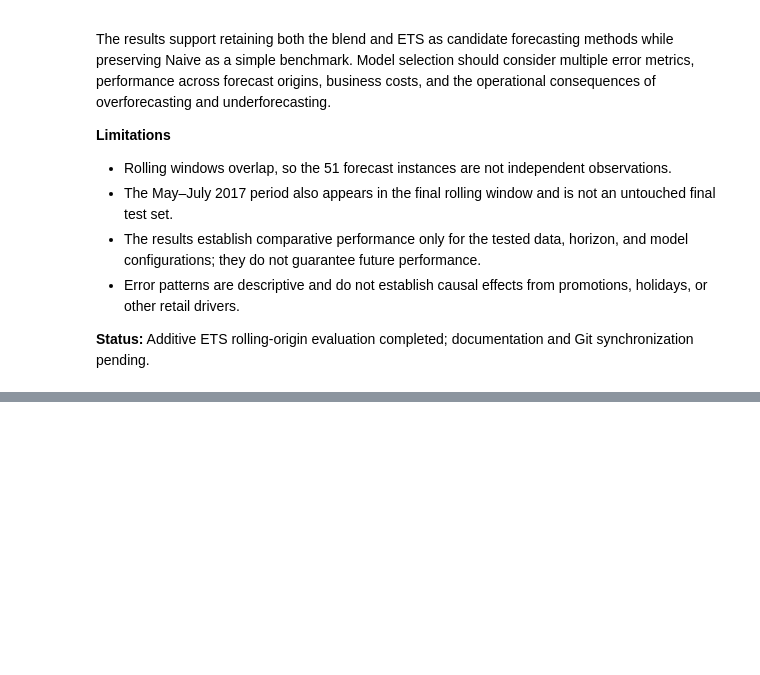
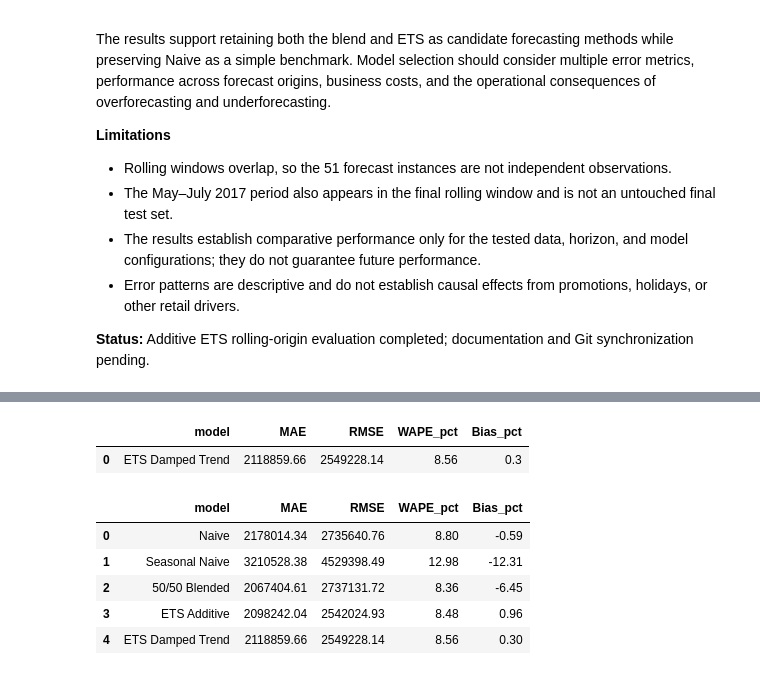
Before and after one commit to Abu-Hozaifa-Retail-Analyst/retail-sales-forecasting, a Jupyter notebook: notebooks/01_data_quality/02_initial_data_profiling.ipynb, the cells around one changed output, grey strips where cells are left out. Cells and saved outputs as stored; diff of their text form; code cells hidden in the pictures; blank space fills up the shorter version.

```diff
--- a/notebooks/01_data_quality/02_initial_data_profiling.ipynb
+++ b/notebooks/01_data_quality/02_initial_data_profiling.ipynb
@@ -10982,0 +11225,54 @@ The results support retaining both the blend and ETS as candidate forecasting me
+# %%
+# Phase 3.13.4 — Damped ETS Rolling-Origin Metrics
+
+damped_actual = damped_rolling_forecasts_df["total_sales"]
+damped_predicted = damped_rolling_forecasts_df["damped_ets_forecast"]
+damped_errors = damped_predicted - damped_actual
+
+damped_mae = damped_errors.abs().mean()
+
+damped_rmse = np.sqrt(
+    (damped_errors ** 2).mean()
+)
+
+damped_wape_pct = (
+    damped_errors.abs().sum()
+    / damped_actual.abs().sum()
+) * 100
+
+damped_bias_pct = (
+    damped_errors.sum()
+    / damped_actual.abs().sum()
+) * 100
+
+damped_metrics = pd.DataFrame([{
+    "model": "ETS Damped Trend",
+    "MAE": damped_mae,
+    "RMSE": damped_rmse,
+    "WAPE_pct": damped_wape_pct,
+    "Bias_pct": damped_bias_pct
+}])
+
+damped_metrics.round(2)
+# %% [output]
+|  | model | MAE | RMSE | WAPE_pct | Bias_pct |
+| 0 | ETS Damped Trend | 2118859.66 | 2549228.14 | 8.56 | 0.3 |
+# %%
+# Combine existing models with damped ETS
+
+all_model_comparison_df = pd.concat(
+    [
+        ets_model_comparison_df,
+        damped_metrics
+    ],
+    ignore_index=True
+)
+
+all_model_comparison_df.round(2)
+# %% [output]
+|  | model | MAE | RMSE | WAPE_pct | Bias_pct |
+| 0 | Naive | 2178014.34 | 2735640.76 | 8.80 | -0.59 |
+| 1 | Seasonal Naive | 3210528.38 | 4529398.49 | 12.98 | -12.31 |
+| 2 | 50/50 Blended | 2067404.61 | 2737131.72 | 8.36 | -6.45 |
+| 3 | ETS Additive | 2098242.04 | 2542024.93 | 8.48 | 0.96 |
+| 4 | ETS Damped Trend | 2118859.66 | 2549228.14 | 8.56 | 0.30 |
```
Also changed, not shown: parts of 7 cells of this notebook, 1 other file.
